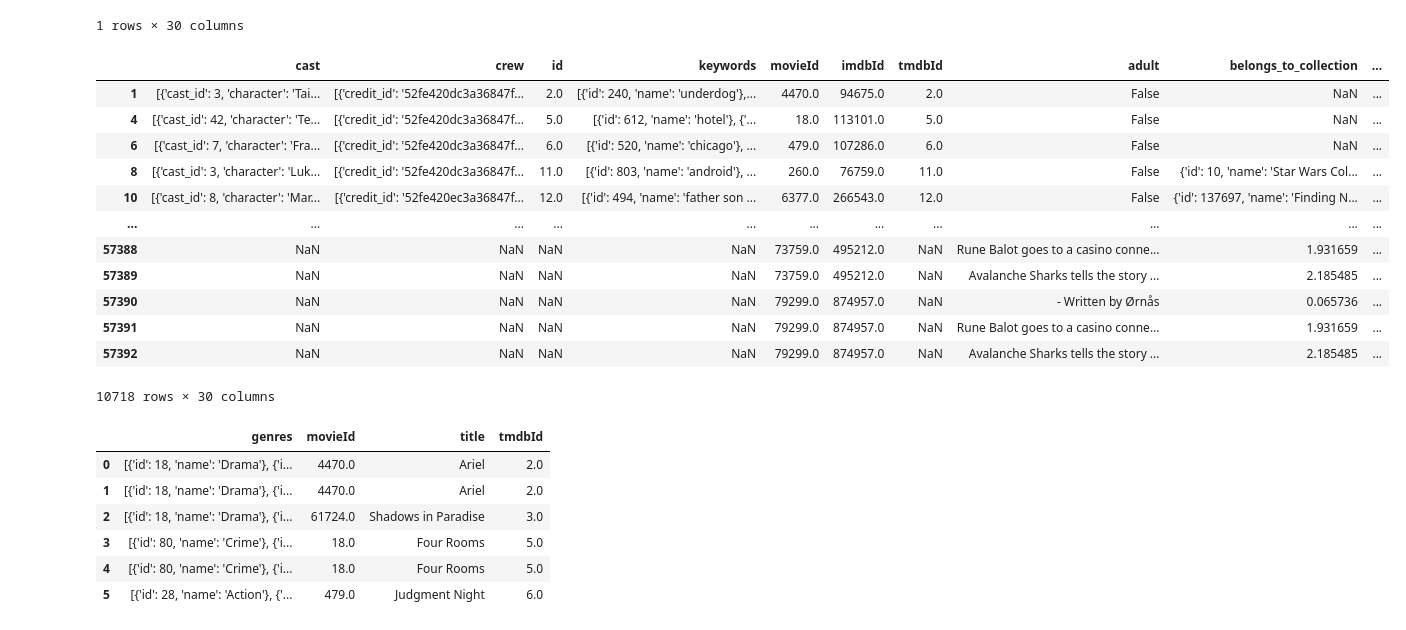
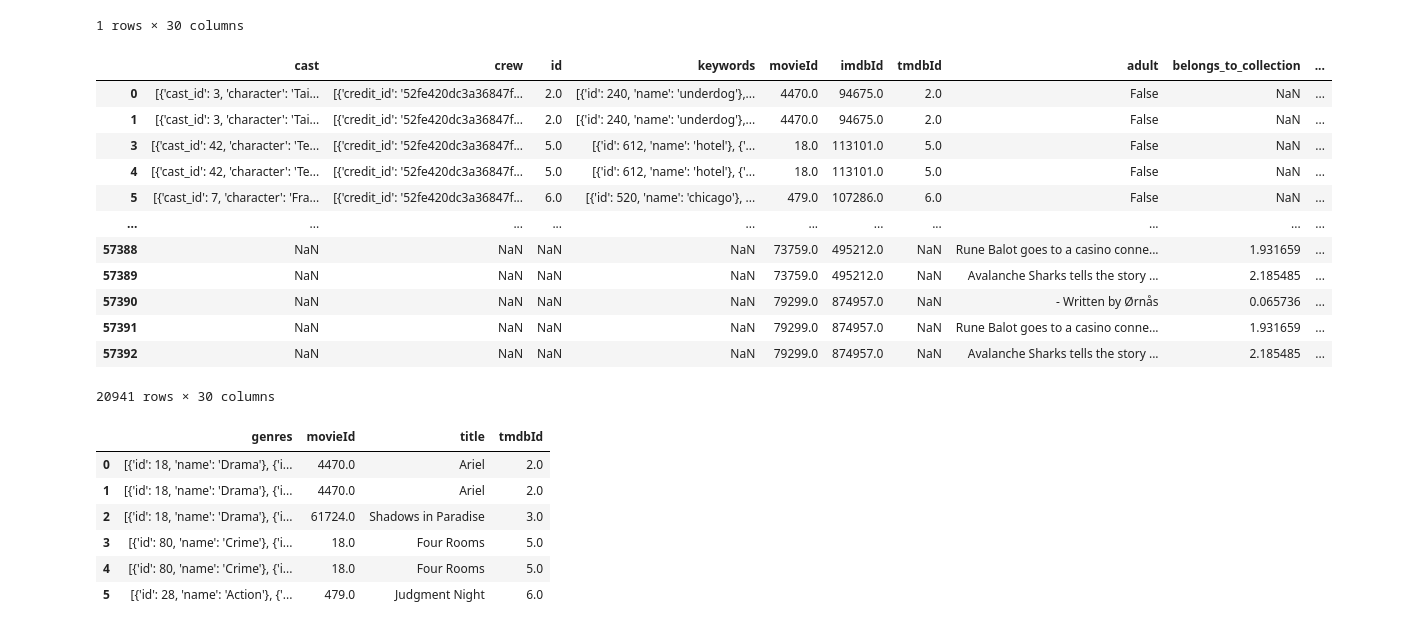
Before and after one commit to Himanshu7d3/CINEIQ, a Jupyter notebook: Data_Gathering.ipynb, the cells around one changed output. Drawn from its saved outputs; the diff is of its cells as text; code cells hidden in the pictures.

```diff
--- a/Data_Gathering.ipynb
+++ b/Data_Gathering.ipynb
@@ -103,3 +72,33 @@ with zipfile.ZipFile(zip_path, 'r') as zip_ref:
+# %%
+import os
+import requests
+
+url = "https://files.grouplens.org/datasets/movielens/ml-25m.zip"
+
+base_save_dir = os.path.abspath("Datasets")
+dataset_name = "movielens-25m"
+
+save_dir = os.path.join(base_save_dir, dataset_name)
+os.makedirs(save_dir, exist_ok=True)
+
+zip_path = os.path.join(save_dir, "ml-25m.zip")
+
+print("Downloading...")
+
+try:
+    with requests.get(url, stream=True, timeout=120) as r:
+        r.raise_for_status()
+
+        with open(zip_path, "wb") as f:
+            for chunk in r.iter_content(chunk_size=1024 * 1024):
+                if chunk:
+                    f.write(chunk)
+
+    print("Download complete!")
+
+except Exception as e:
+    print("Download failed:", e)
+    print("Try again or change network (mobile hotspot recommended)")
 # %%
 folder_path=r"C:\Users\Khusi Patra\Desktop\Projects\Coding club\CINEIQ\Datasets\the-movies-dataset\{}.csv"
 files=['credits','keywords','links','links_small','movies_metadata','ratings_small','ratings']
@@ -267,21 +266,21 @@ df = credits_df.merge(keywords_df,on="id", how="outer") \
 | 0 | 2.217693 | 2.217693 | 2.215951 | 2.217693 | 0.001742 | 0.001742 | 1.214243 | 0.0 | 86.826243 | ... |
 1 rows × 30 columns
 # %%
-df[df.duplicated()]
+df[df.duplicated(keep=False)]
 # %% [output]
 |  | cast | crew | id | keywords | movieId | imdbId | tmdbId | adult | belongs_to_collection | ... |
+| 0 | [{'cast_id': 3, 'character': 'Tai... | [{'credit_id': '52fe420dc3a36847f... | 2.0 | [{'id': 240, 'name': 'underdog'},... | 4470.0 | 94675.0 | 2.0 | False | NaN | ... |
 | 1 | [{'cast_id': 3, 'character': 'Tai... | [{'credit_id': '52fe420dc3a36847f... | 2.0 | [{'id': 240, 'name': 'underdog'},... | 4470.0 | 94675.0 | 2.0 | False | NaN | ... |
+| 3 | [{'cast_id': 42, 'character': 'Te... | [{'credit_id': '52fe420dc3a36847f... | 5.0 | [{'id': 612, 'name': 'hotel'}, {'... | 18.0 | 113101.0 | 5.0 | False | NaN | ... |
 | 4 | [{'cast_id': 42, 'character': 'Te... | [{'credit_id': '52fe420dc3a36847f... | 5.0 | [{'id': 612, 'name': 'hotel'}, {'... | 18.0 | 113101.0 | 5.0 | False | NaN | ... |
-| 6 | [{'cast_id': 7, 'character': 'Fra... | [{'credit_id': '52fe420dc3a36847f... | 6.0 | [{'id': 520, 'name': 'chicago'}, ... | 479.0 | 107286.0 | 6.0 | False | NaN | ... |
-| 8 | [{'cast_id': 3, 'character': 'Luk... | [{'credit_id': '52fe420dc3a36847f... | 11.0 | [{'id': 803, 'name': 'android'}, ... | 260.0 | 76759.0 | 11.0 | False | {'id': 10, 'name': 'Star Wars Col... | ... |
-| 10 | [{'cast_id': 8, 'character': 'Mar... | [{'credit_id': '52fe420ec3a36847f... | 12.0 | [{'id': 494, 'name': 'father son ... | 6377.0 | 266543.0 | 12.0 | False | {'id': 137697, 'name': 'Finding N... | ... |
+| 5 | [{'cast_id': 7, 'character': 'Fra... | [{'credit_id': '52fe420dc3a36847f... | 6.0 | [{'id': 520, 'name': 'chicago'}, ... | 479.0 | 107286.0 | 6.0 | False | NaN | ... |
 | ... | ... | ... | ... | ... | ... | ... | ... | ... | ... | ... |
 | 57388 | NaN | NaN | NaN | NaN | 73759.0 | 495212.0 | NaN | Rune Balot goes to a casino conne... | 1.931659 | ... |
 | 57389 | NaN | NaN | NaN | NaN | 73759.0 | 495212.0 | NaN | Avalanche Sharks tells the story ... | 2.185485 | ... |
 | 57390 | NaN | NaN | NaN | NaN | 79299.0 | 874957.0 | NaN | - Written by Ørnås | 0.065736 | ... |
 | 57391 | NaN | NaN | NaN | NaN | 79299.0 | 874957.0 | NaN | Rune Balot goes to a casino conne... | 1.931659 | ... |
 | 57392 | NaN | NaN | NaN | NaN | 79299.0 | 874957.0 | NaN | Avalanche Sharks tells the story ... | 2.185485 | ... |
-10718 rows × 30 columns
+20941 rows × 30 columns
 # %%
 df[['genres','movieId','title','tmdbId']].head(6)
 # %% [output]
```
Also changed, not shown: parts of 75 cells of this notebook.
